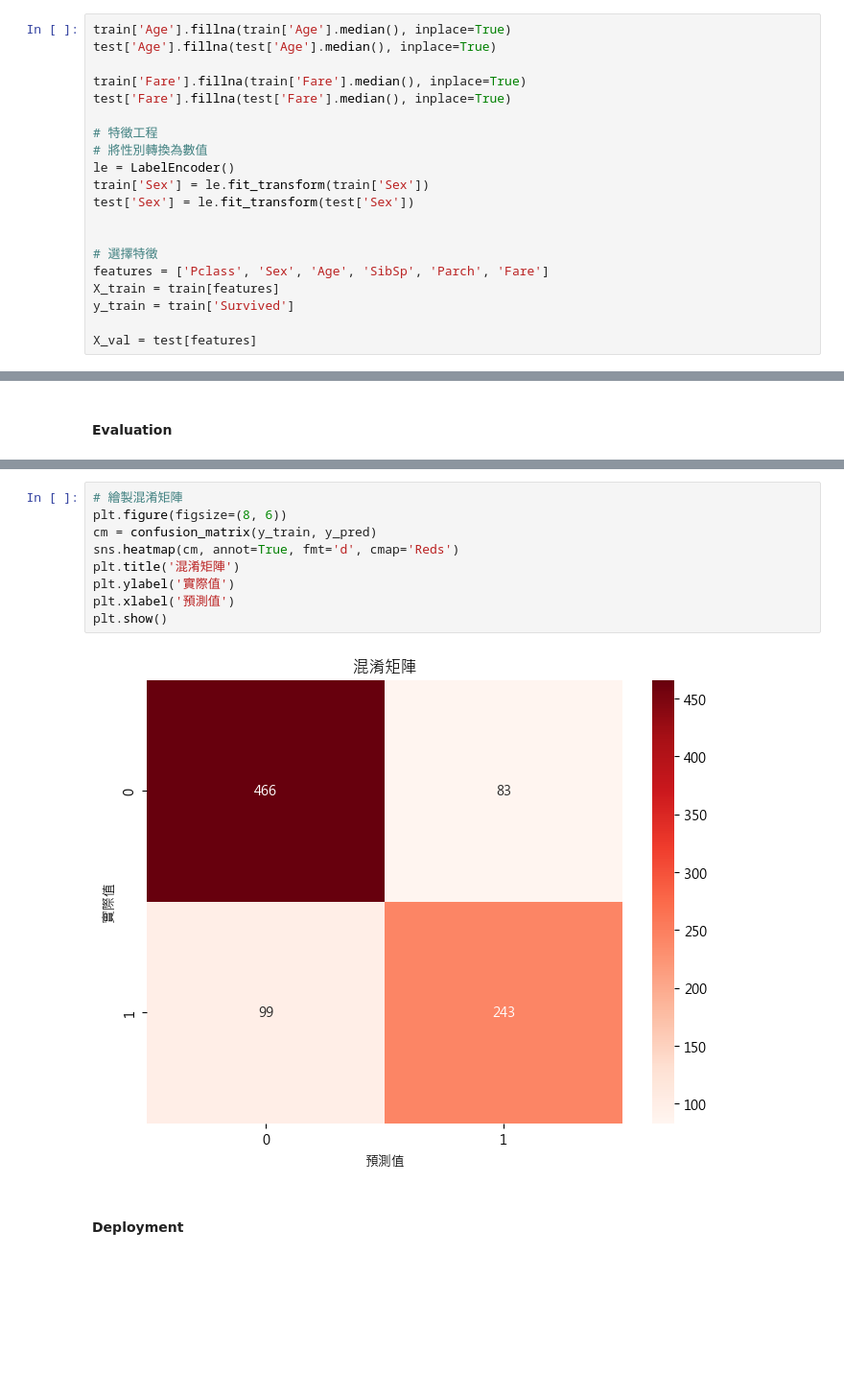
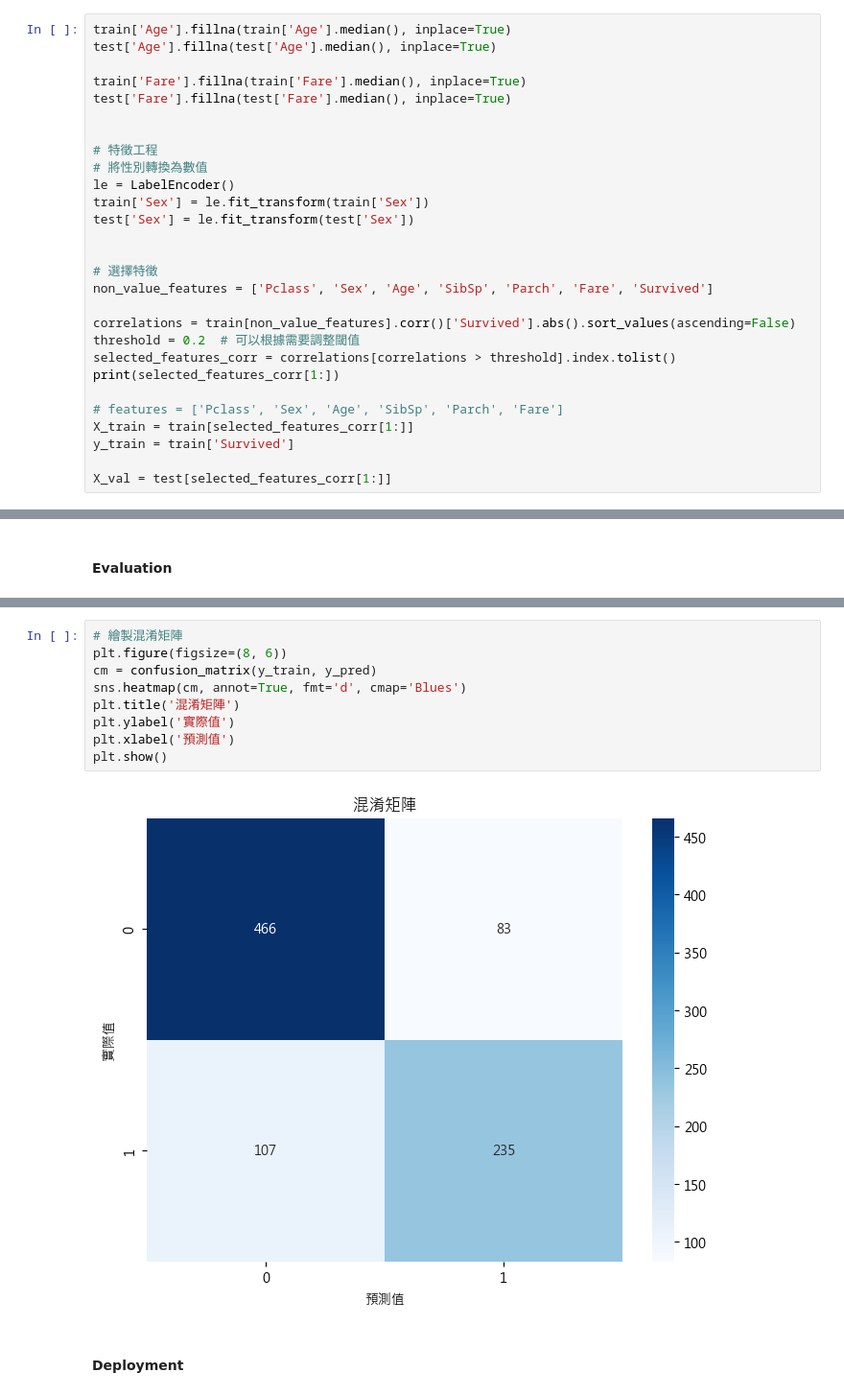
Before and after one commit to danny-git1005/NCHU-AIoT, a Jupyter notebook: hw2/hw2.ipynb, the cells around one changed output, grey strips where cells are left out. Shown at 96% size. Cells and saved outputs as stored; diff of their text form; blank space fills up the shorter version.

```diff
--- a/hw2/hw2.ipynb
+++ b/hw2/hw2.ipynb
@@ -45,6 +45,7 @@ test['Age'].fillna(test['Age'].median(), inplace=True)
 
 train['Fare'].fillna(train['Fare'].median(), inplace=True)
 test['Fare'].fillna(test['Fare'].median(), inplace=True)
+
 
 # 特徵工程
 # 將性別轉換為數值
@@ -54,8 +55,15 @@ test['Sex'] = le.fit_transform(test['Sex'])
 
 
 # 選擇特徵
-features = ['Pclass', 'Sex', 'Age', 'SibSp', 'Parch', 'Fare']
-X_train = train[features]
+non_value_features = ['Pclass', 'Sex', 'Age', 'SibSp', 'Parch', 'Fare', 'Survived']
+
+correlations = train[non_value_features].corr()['Survived'].abs().sort_values(ascending=False)
+threshold = 0.2  # 可以根據需要調整閾值
+selected_features_corr = correlations[correlations > threshold].index.tolist()
+print(selected_features_corr[1:])
+
+# features = ['Pclass', 'Sex', 'Age', 'SibSp', 'Parch', 'Fare']
+X_train = train[selected_features_corr[1:]]
 y_train = train['Survived']
 
-X_val = test[features]
+X_val = test[selected_features_corr[1:]]
@@ -77,14 +105,14 @@ Training acc :  0.7957351290684624
 # %%
 # 繪製混淆矩陣
 plt.figure(figsize=(8, 6))
 cm = confusion_matrix(y_train, y_pred)
-sns.heatmap(cm, annot=True, fmt='d', cmap='Reds')
+sns.heatmap(cm, annot=True, fmt='d', cmap='Blues')
 plt.title('混淆矩陣')
 plt.ylabel('實際值')
 plt.xlabel('預測值')
 plt.show()
 # %% [output]
-[figure, old version]
+[figure, new version]
 # %% [markdown]
 #### Deployment
 # %%
```
Also changed, not shown: parts of 4 cells of this notebook, 1 other file.
